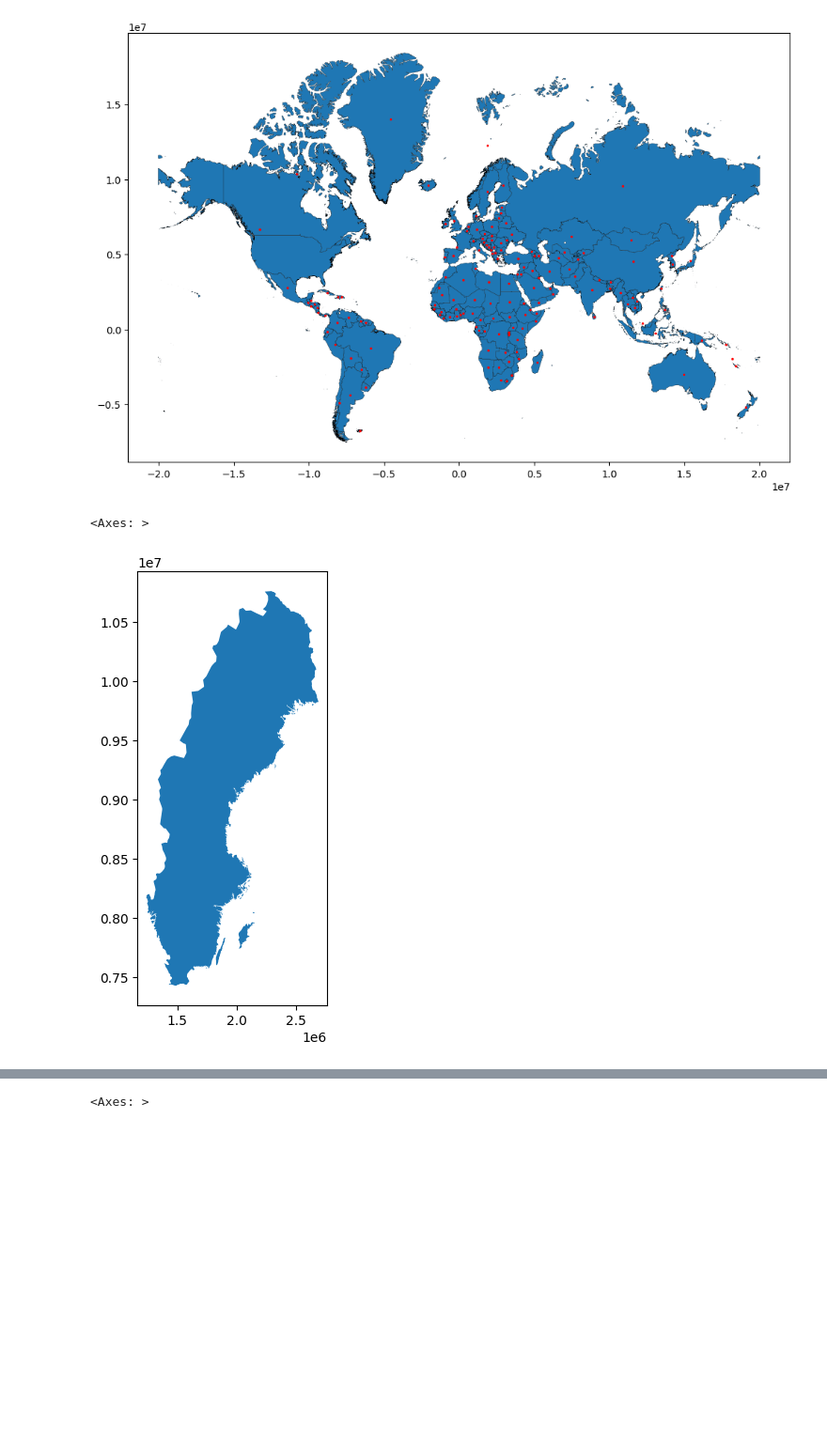
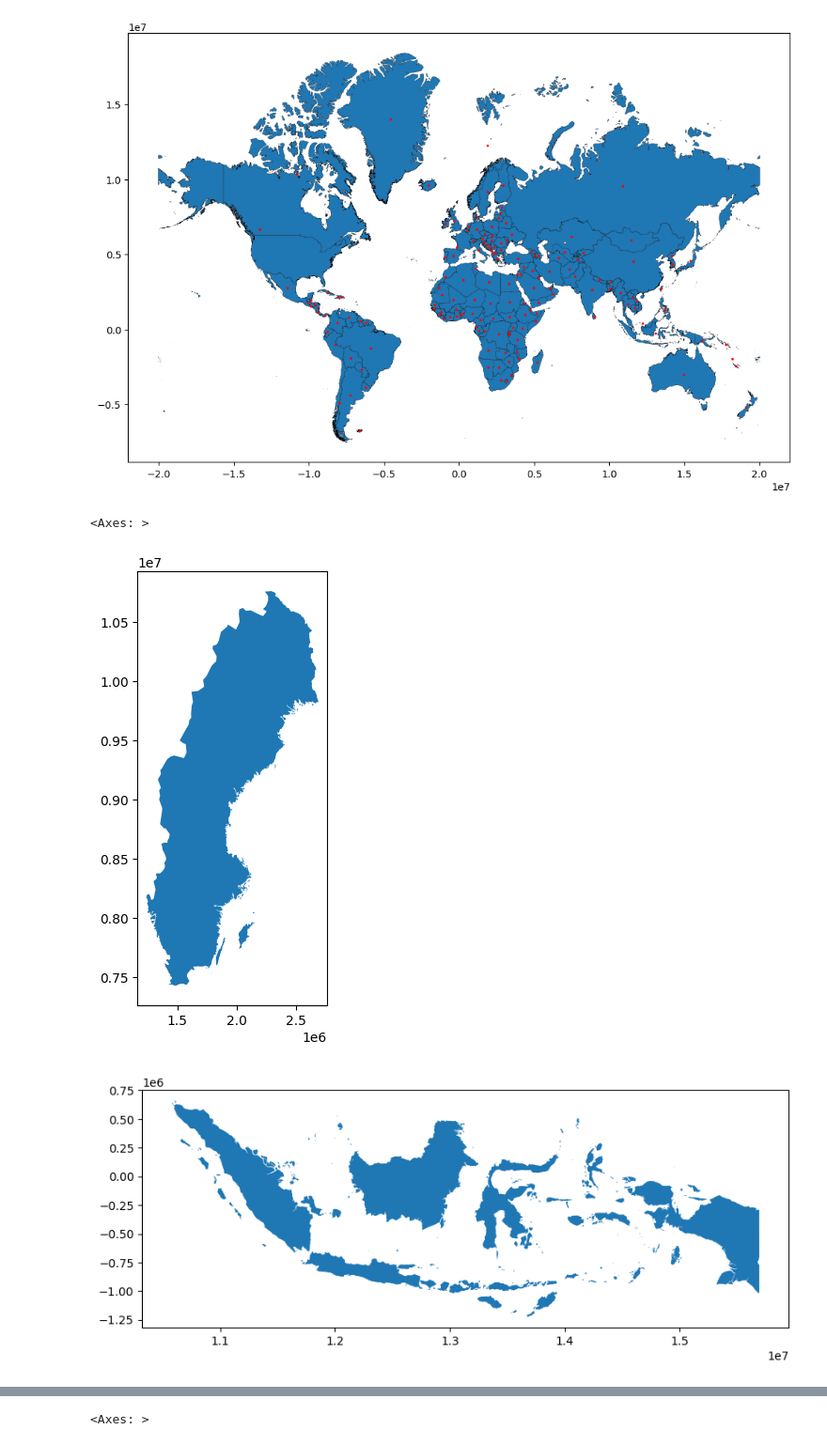
Before and after one commit to arunrajks/geospatial_analysis, a Jupyter notebook: countries_geopandas.ipynb, the cells around one changed output, grey strips where cells are left out. Shown at 94% size. Cells and saved outputs as stored; diff of their text form; code cells hidden in the pictures; blank space fills up the shorter version.

```diff
--- a/countries_geopandas.ipynb
+++ b/countries_geopandas.ipynb
@@ -68,9 +68,11 @@ country_polygon.centroid.plot(ax=ax, color='red', markersize=2)
 [figure]
 # %%
 country_polygon.query("ADMIN == 'Sweden'").plot(figsize=(10, 6))
+country_polygon.query("ADMIN == 'Indonesia'").plot(figsize=(10, 6))
 # %% [output]
 <Axes: >
 [figure]
+[figure, added]
 # %%
 # red csv using pandas
 tokyo_df = pd.read_csv('data/tokyo_clean.csv')
```
